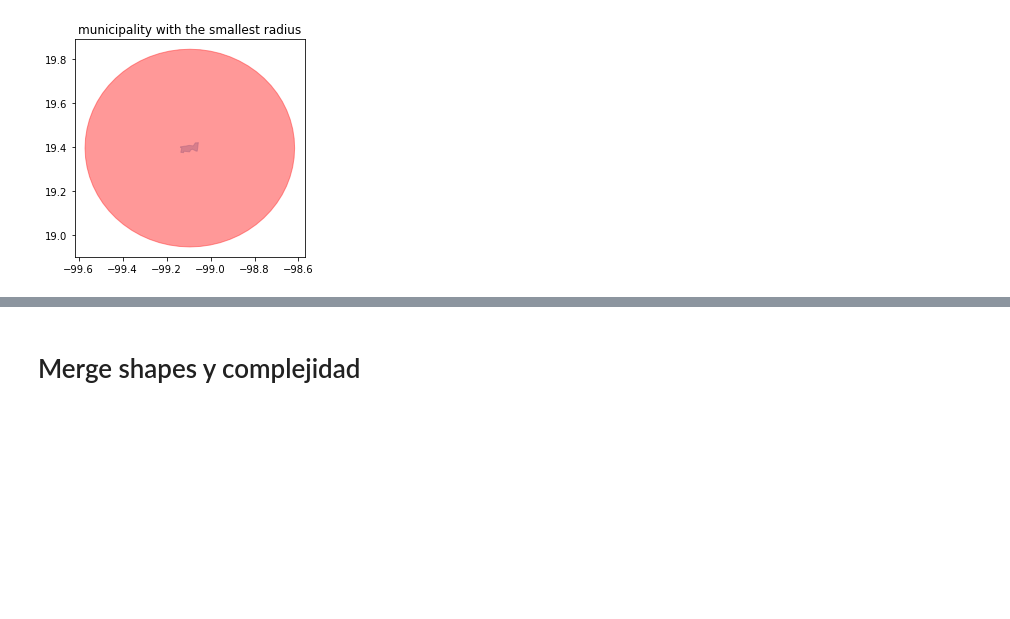
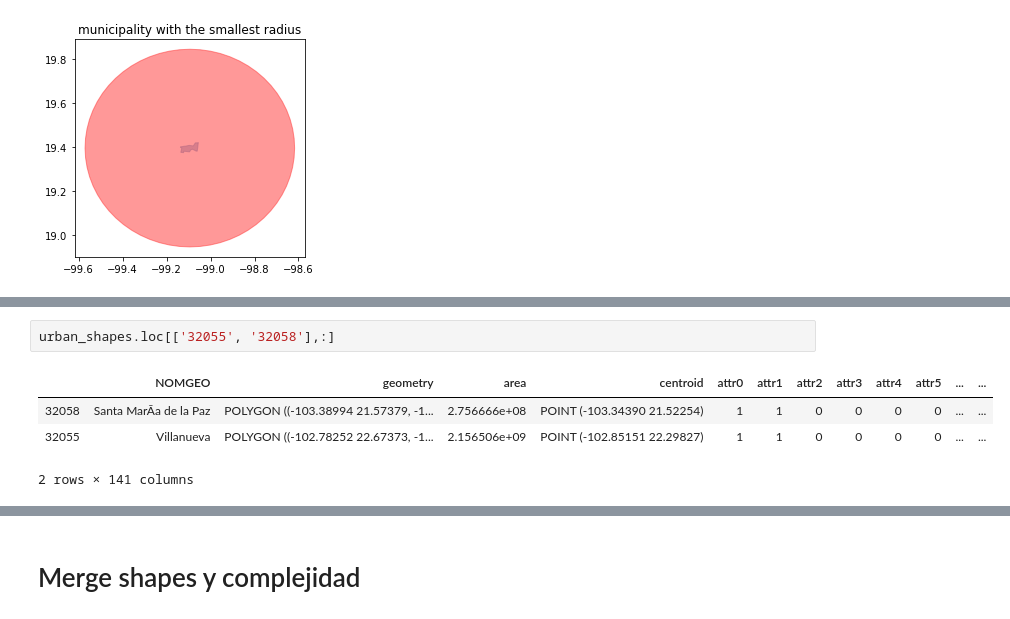
Before and after one commit to JerryAlfred/tradedeal, a Jupyter notebook: Circle_Adjusted.ipynb, the cells around one changed output, grey strips where cells are left out. Cells and saved outputs as stored; diff of their text form; blank space fills up the shorter version.

```diff
--- a/Circle_Adjusted.ipynb
+++ b/Circle_Adjusted.ipynb
@@ -452,0 +466,7 @@ plt.show()
+# %%
+urban_shapes.loc[['32055', '32058'],:]
+# %% [output]
+|  | NOMGEO | geometry | area | centroid | attr0 | attr1 | attr2 | attr3 | attr4 | attr5 | ... | ... |
+| 32058 | Santa MarÃ­a de la Paz | POLYGON ((-103.38994 21.57379, -1... | 2.756666e+08 | POINT (-103.34390 21.52254) | 1 | 1 | 0 | 0 | 0 | 0 | ... | ... |
+| 32055 | Villanueva | POLYGON ((-102.78252 22.67373, -1... | 2.156506e+09 | POINT (-102.85151 22.29827) | 1 | 1 | 0 | 0 | 0 | 0 | ... | ... |
+2 rows × 141 columns
```
Also changed, not shown: parts of 5 cells of this notebook, 2 other files.
